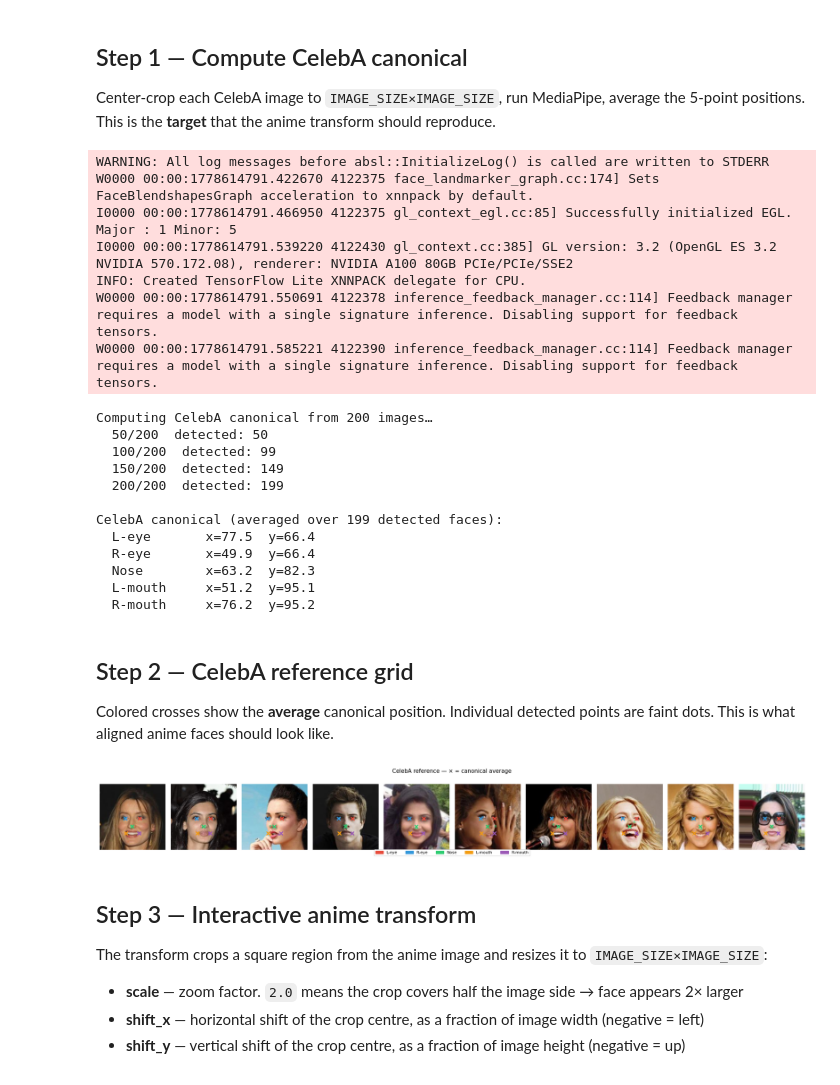
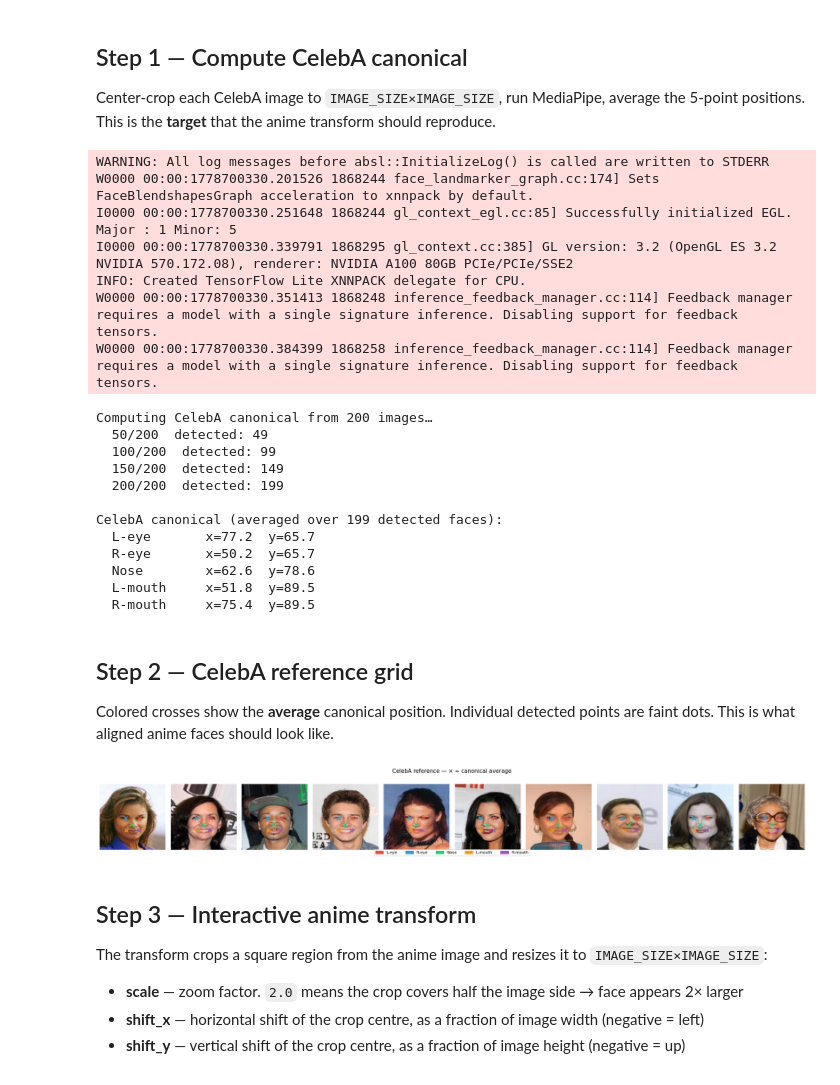
Before and after one commit to spike-18/KaoAnime, a Jupyter notebook: notebooks/03_alignment_tuning.ipynb, the cells around one changed output. Cells and saved outputs as stored; diff of their text form; code cells hidden in the pictures.

```diff
--- a/notebooks/03_alignment_tuning.ipynb
+++ b/notebooks/03_alignment_tuning.ipynb
@@ -48,12 +48,9 @@ def collect(root: Path, n: int, seed: int = SEED) -> list[Path]:
     files = [p for p in root.iterdir() if p.suffix.lower() in exts]
     return random.Random(seed).sample(files, min(n, len(files)))
 
-def center_crop_np(path: Path, size: int) -> np.ndarray:
-    """Load image, center-crop to square, resize to size×size. Returns RGB uint8."""
+def preprocess_celeba(path: Path, size: int) -> np.ndarray:
+    """Load image and resize directly to size×size (matches training transform)."""
     img = Image.open(path).convert('RGB')
-    w, h = img.size
-    s = min(w, h)
-    img = img.crop(((w - s) // 2, (h - s) // 2, (w + s) // 2, (h + s) // 2))
     return np.array(img.resize((size, size), Image.LANCZOS))
 
 options = mp_vision.FaceLandmarkerOptions(
@@ -74,18 +71,18 @@ def detect_5pt(img_rgb: np.ndarray) -> np.ndarray | None:
     return _src_pts(result.face_landmarks[0], h, w)
 # %% [output]
 WARNING: All log messages before absl::InitializeLog() is called are written to STDERR
-W0000 00:00:1778614791.422670 4122375 face_landmarker_graph.cc:174] Sets FaceBlendshapesGraph acceleration to xnnpack by default.
-I0000 00:00:1778614791.466950 4122375 gl_context_egl.cc:85] Successfully initialized EGL. Major : 1 Minor: 5
-I0000 00:00:1778614791.539220 4122430 gl_context.cc:385] GL version: 3.2 (OpenGL ES 3.2 NVIDIA 570.172.08), renderer: NVIDIA A100 80GB PCIe/PCIe/SSE2
+W0000 00:00:1778700330.201526 1868244 face_landmarker_graph.cc:174] Sets FaceBlendshapesGraph acceleration to xnnpack by default.
+I0000 00:00:1778700330.251648 1868244 gl_context_egl.cc:85] Successfully initialized EGL. Major : 1 Minor: 5
+I0000 00:00:1778700330.339791 1868295 gl_context.cc:385] GL version: 3.2 (OpenGL ES 3.2 NVIDIA 570.172.08), renderer: NVIDIA A100 80GB PCIe/PCIe/SSE2
 INFO: Created TensorFlow Lite XNNPACK delegate for CPU.
-W0000 00:00:1778614791.550691 4122378 inference_feedback_manager.cc:114] Feedback manager requires a model with a single signature inference. Disabling support for feedback tensors.
-W0000 00:00:1778614791.585221 4122390 inference_feedback_manager.cc:114] Feedback manager requires a model with a single signature inference. Disabling support for feedback tensors.
+W0000 00:00:1778700330.351413 1868248 inference_feedback_manager.cc:114] Feedback manager requires a model with a single signature inference. Disabling support for feedback tensors.
+W0000 00:00:1778700330.384399 1868258 inference_feedback_manager.cc:114] Feedback manager requires a model with a single signature inference. Disabling support for feedback tensors.
 # %%
 print(f'Computing CelebA canonical from {N_CELEBA} images…')
 celeba_files = collect(ROOT_A, N_CELEBA)
 all_pts = []
 for i, p in enumerate(celeba_files):
-    img = center_crop_np(p, IMAGE_SIZE)
+    img = preprocess_celeba(p, IMAGE_SIZE)
     pts = detect_5pt(img)
     if pts is not None:
         all_pts.append(pts)
@@ -98,47 +95,47 @@ for label, (x, y) in zip(LABELS, canonical):
     print(f'  {label:10s}  x={x:.1f}  y={y:.1f}')
 # %% [output]
 Computing CelebA canonical from 200 images…
-  50/200  detected: 50
+  50/200  detected: 49
   100/200  detected: 99
   150/200  detected: 149
   200/200  detected: 199
 
 CelebA canonical (averaged over 199 detected faces):
-  L-eye       x=77.5  y=66.4
-  R-eye       x=49.9  y=66.4
-  Nose        x=63.2  y=82.3
-  L-mouth     x=51.2  y=95.1
-  R-mouth     x=76.2  y=95.2
+  L-eye       x=77.2  y=65.7
+  R-eye       x=50.2  y=65.7
+  Nose        x=62.6  y=78.6
+  L-mouth     x=51.8  y=89.5
+  R-mouth     x=75.4  y=89.5
 # %% [markdown]
 ## Step 2 — CelebA reference grid
 Colored crosses show the **average** canonical position. Individual detected points are faint dots.
 This is what aligned anime faces should look like.
 # %%
 ref_files = collect(ROOT_A, N_REF, seed=SEED + 1)
-ref_imgs  = [center_crop_np(p, IMAGE_SIZE) for p in ref_files]
+ref_imgs  = [preprocess_celeba(p, IMAGE_SIZE) for p in ref_files]
 ref_pts   = [detect_5pt(img) for img in ref_imgs]
 
 cols = N_REF
 fig, axes = plt.subplots(1, cols, figsize=(cols * 2, 2.5))
 fig.suptitle('CelebA reference — × = canonical average', fontsize=11)
 
 for ax, img, pts in zip(axes, ref_imgs, ref_pts):
     ax.imshow(img)
     if pts is not None:
         # individual dots (faint)
         for (x, y), c in zip(pts, COLORS):
             ax.plot(x, y, 'o', color=c, markersize=4, alpha=0.4)
     # canonical average (bold cross)
     for (x, y), c in zip(canonical, COLORS):
         ax.plot(x, y, 'x', color=c, markersize=7, markeredgewidth=2)
     ax.axis('off')
 
 patches = [mpatches.Patch(color=c, label=l) for c, l in zip(COLORS, LABELS)]
 fig.legend(handles=patches, loc='lower center', ncol=5, fontsize=8)
 plt.tight_layout()
 plt.show()
 # %% [output]
-[figure, old version]
+[figure, new version]
 # %% [markdown]
 ## Step 3 — Interactive anime transform
 
```
Also changed, not shown: parts of 1 cell of this notebook, 10 other files.
